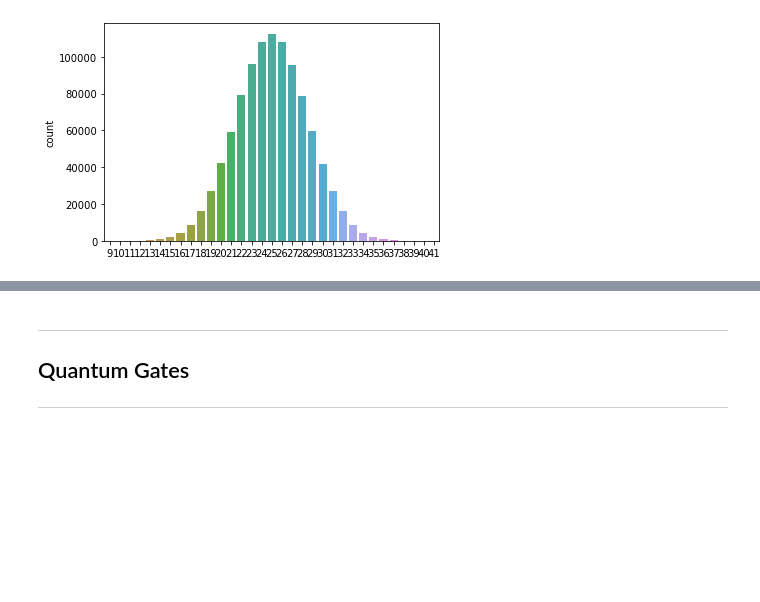
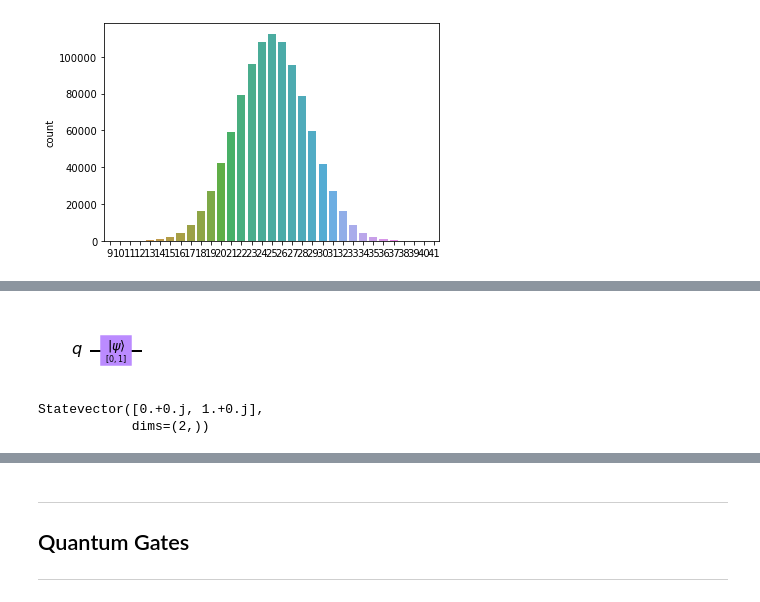
Before and after one commit to alexandrac77/emerging-technologies, a Jupyter notebook: content/Class Notebooks/Quantum Computing.ipynb, the cells around one changed output, grey strips where cells are left out. Drawn from its saved outputs; the diff is of its cells as text; code cells hidden in the pictures; blank space fills up the shorter version.

Commit message:
work on qubit states & reviewed computation notebook

```diff
--- a/content/Class Notebooks/Quantum Computing.ipynb
+++ b/content/Class Notebooks/Quantum Computing.ipynb
@@ -76,0 +98,7 @@ $$\begin {bmatrix} 1 \\ 0\end{bmatrix}$$
+# %%
+qc = qiskit.QuantumCircuit(1)  # Create a quantum circuit with one qubit
+qc.initial_state = [0,1]   # Define initial_state as |1>
+qc.initialize(initial_state, 0) # Apply initialisation operation to the 0th qubit
+qc.draw(output='mpl')
+# %% [output]
+[figure, added]
@@ -76,0 +114,6 @@ $$\begin {bmatrix} 1 \\ 0\end{bmatrix}$$
+# %%
+out_state = result.get_statevector()
+print(out_state) # Display the output state vector
+# %% [output]
+Statevector([0.+0.j, 1.+0.j],
+            dims=(2,))
```
Also changed, not shown: parts of 16 cells of this notebook.
